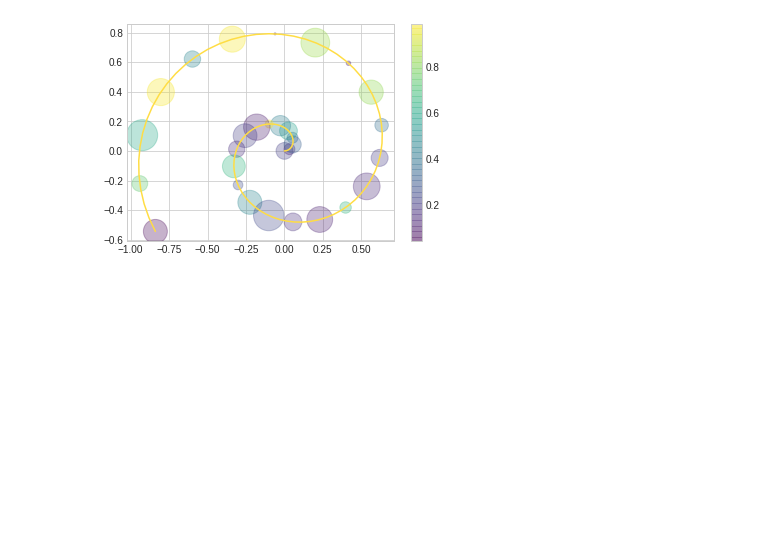
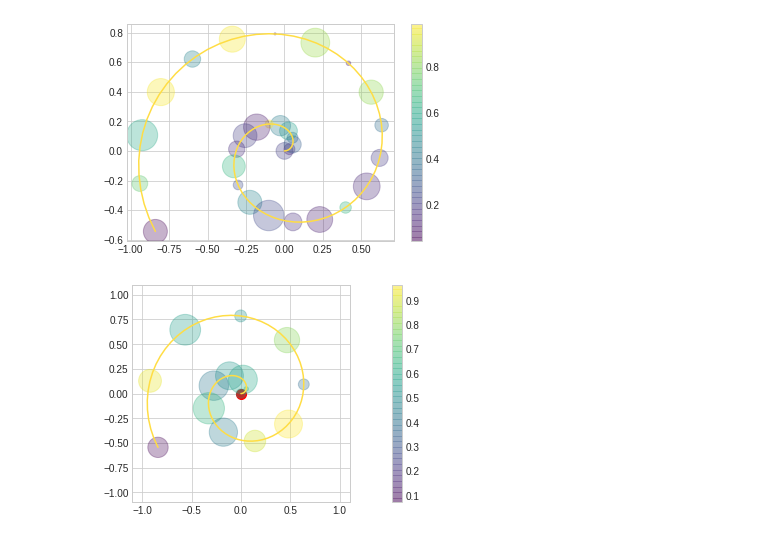
Before and after one commit to ftk1000/pyviz, a Jupyter notebook: plot_dots_on_line.ipynb, the cells around one changed output. Drawn from its saved outputs; the diff is of its cells as text; code cells hidden in the pictures; blank space fills up the shorter version.

```diff
--- a/plot_dots_on_line.ipynb
+++ b/plot_dots_on_line.ipynb
@@ -67,3 +67,36 @@ plt.scatter(x, y, c=colors, s=sizes, alpha=0.3,
 plt.colorbar();  # show co
 # %% [output]
 [figure]
+# %%
+rng = np.random.RandomState(0)
+fig = plt.figure()
+ax = plt.axes()
+
+t = np.linspace(0, 10, 100)
+x = t*np.cos(t)/10
+y = t*np.sin(t)/10
+ax.plot(x, y, color='#FFDD44');
+ax.scatter(0,0,  s=400,  marker=".", c='red')
+ax.grid()
+N=15 # number of points
+t = np.linspace(0, 10, N)
+x = t*np.cos(t)/10
+y = t*np.sin(t)/10
+# plt.plot(x, y, 'o', color='black');
+colors = rng.rand(N)
+sizes = 1000 * rng.rand(N)
+
+plt.scatter(x, y, c=colors, s=sizes, alpha=0.3,
+            cmap='viridis')
+plt.colorbar();  # show
+
+plt.axis('scaled')
+# OTHER SETUP
+MAX_DIST_m = 1.1
+
+plt.axis('scaled')
+plt.xlim(-MAX_DIST_m, MAX_DIST_m)
+plt.ylim(-MAX_DIST_m, MAX_DIST_m)
+# plt.grid()  <- for some reason this does not work
+# %% [output]
+[figure, added]
```
